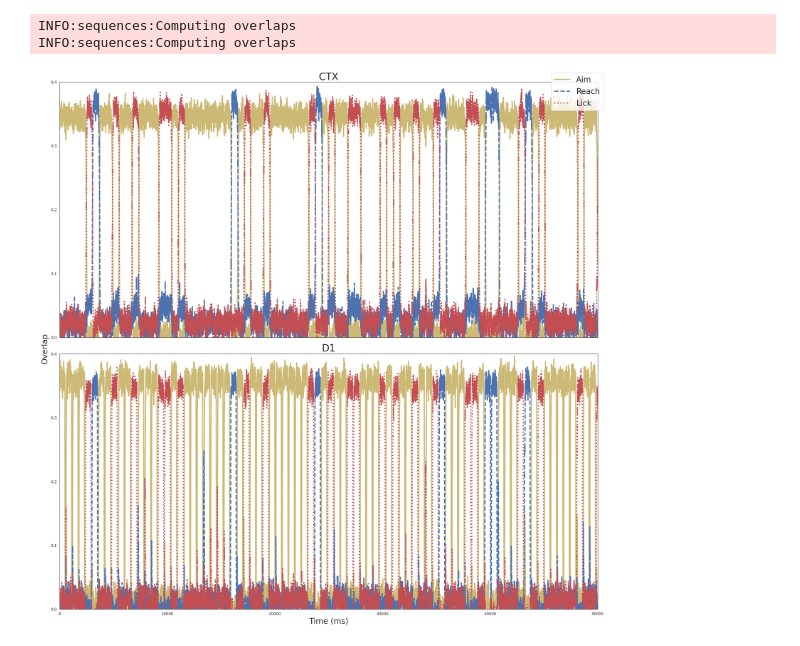
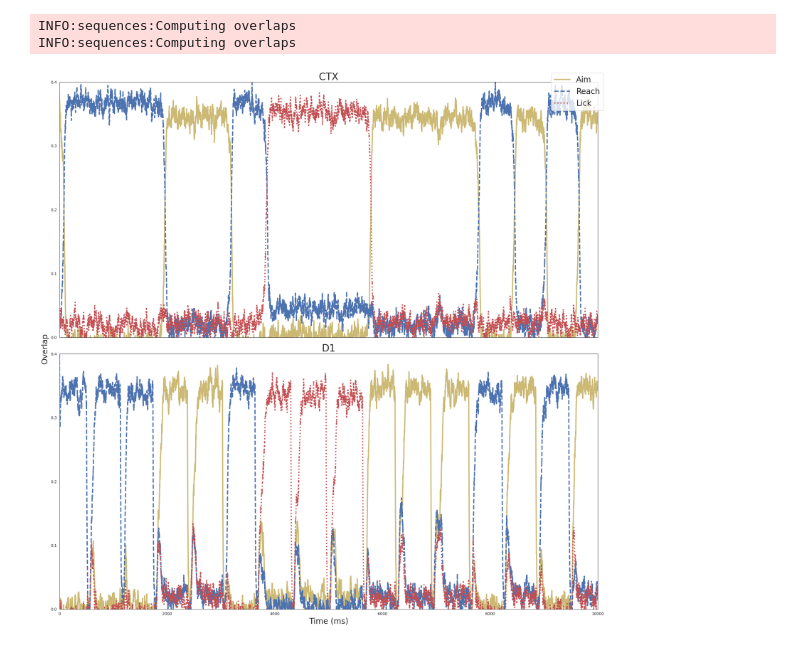
Before and after one commit to jp464/striatal-sequence, a Jupyter notebook: figures/article/1/net2-learning.ipynb, the cells around one changed output. Cells and saved outputs as stored; diff of their text form; code cells hidden in the pictures.

Commit message:
sign constraint

```diff
--- a/figures/article/1/net2-learning.ipynb
+++ b/figures/article/1/net2-learning.ipynb
@@ -35,25 +35,29 @@ patterns = [patterns_ctx, patterns_d1]
 cp = np.array([[0.05,  0.05],
                [0.05, 0.05]])
 cw = np.array([[0, 0],
-               [0, 0]])
-A = np.array([[[[5,0,0],
-               [0,5,0],
-               [0,0,5]],
-              [[1,0,0],
-               [0,1,0],
-               [0,0,1]]],
-              [[[0,0,0],
-               [0,0,0],
-               [0.06,0,0]],
-              [[5.5,0,0],
-               [0,5,0],
-               [0,0,5]]]])
+               [1, -1]])
+
+Ai1 = np.vstack([[[4,0,0],
+                  [0,4,0],
+                  [0,0,4]],
+                 [[0,0,0],
+                  [0,0,0],
+                  [0,0,0]]])
+
+Ai2 = np.vstack([[[1,0,0],
+                  [0,1,0],
+                  [0,0,1]],
+                 [[4,0,0],
+                  [0,4,0],
+                  [0,0,4]]])
+
+A = np.hstack([Ai1, Ai2])
 
 plasticity_rule = np.array([[0, 0],
                           [1, 0]])
 J = set_connectivity(pops, cp, cw, A, plasticity_rule, patterns, plasticity)
 
-network = RateNetwork(pops, J, formulation=4)
+network = RateNetwork(pops, J, formulation=4, disable_pbar=True)
 # %% [output]
 INFO:connectivity:Building connections from ctx to ctx
 INFO:connectivity:Building connections from ctx to d1
@@ -88,25 +93,25 @@ INFO:sequences:Computing overlaps
 # %%
 sns.set_style('white')
 colors = sns.color_palette('deep')
 
 fig, axes = plt.subplots(2,1, sharex=True, sharey=True, tight_layout=True, figsize=(20,20))
 axes[0].plot(overlaps_ctx[0], linestyle='solid', linewidth=3, color=colors[8])
 axes[0].plot(overlaps_ctx[1], linestyle='dashed', linewidth=3, color=colors[0])
 axes[0].plot(overlaps_ctx[2], linestyle='dotted', linewidth=3, color=colors[3])
 axes[0].set_yticks([0.0, 0.1, 0.2, 0.3, 0.4])
 axes[0].set_title("CTX", fontsize=25)
 axes[1].plot(overlaps_d1[0], linestyle='solid', linewidth=3, color=colors[8])
 axes[1].plot(overlaps_d1[1], linestyle='dashed', linewidth=3, color=colors[0])
 axes[1].plot(overlaps_d1[2], linestyle='dotted', linewidth=3, color=colors[3])
 axes[1].set_yticks([0.0, 0.1, 0.2, 0.3, 0.4])
 axes[1].set_title("D1", fontsize=25)
 axes[1].set_xlabel('Time (ms)', fontsize=20)
 fig.text(-0.01, 0.5, 'Overlap', va='center', rotation='vertical', fontsize=20)
-plt.setp(axes, xlim=(0, 50000))
+plt.setp(axes, xlim=(0, 10000))
 plt.setp(axes, ylim=(0, 0.4))
 plt.figlegend(labels=['Aim', 'Reach', 'Lick'], fontsize=20)
-plt.savefig('./d1d2.png', bbox_inches = "tight", format='png')
+plt.savefig('/work/jp464/striatum-sequence/output/sign.jpg', bbox_inches = "tight", format='jpg')
 
 plt.show()
 # %% [output]
-[figure, old version]
+[figure, new version]
```
Also changed, not shown: parts of 1 cell of this notebook, 6 other files.
